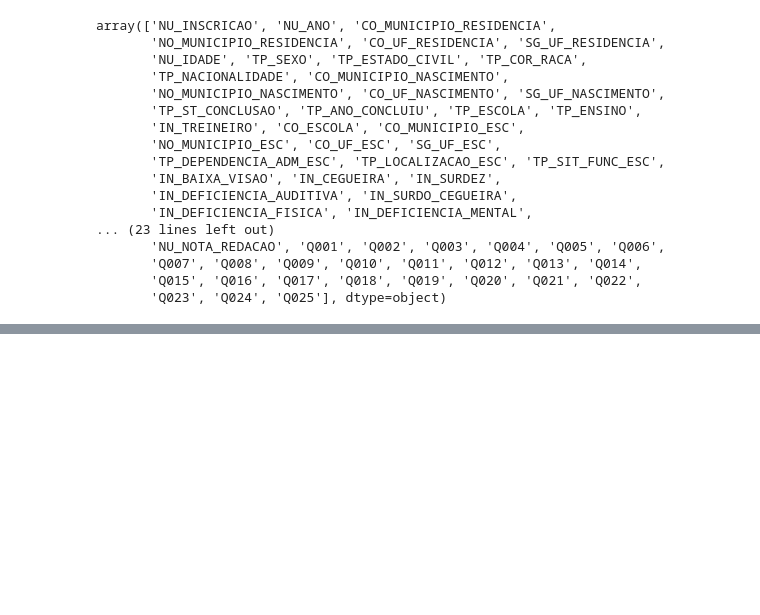
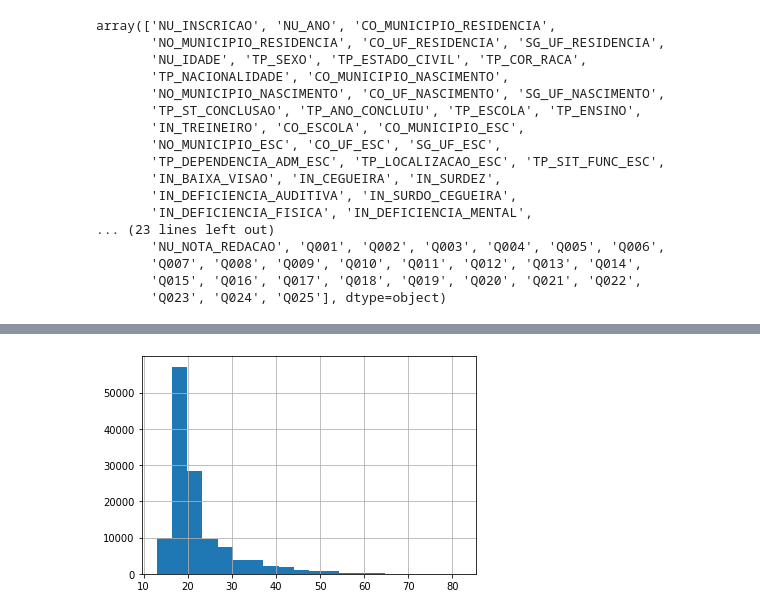
Before and after one commit to myke-oliveira/alura-imersao-dados-2, a Jupyter notebook: aula-1.ipynb, the cells around one changed output, grey strips where cells are left out. Cells and saved outputs as stored; diff of their text form; code cells hidden in the pictures; blank space fills up the shorter version.

```diff
--- a/aula-1.ipynb
+++ b/aula-1.ipynb
@@ -62,0 +179,4 @@ array(['NU_INSCRICAO', 'NU_ANO', 'CO_MUNICIPIO_RESIDENCIA',
+# %%
+p = dados['NU_IDADE'].hist(bins=20)
+# %% [output]
+[figure, added]
```
Also changed, not shown: parts of 24 cells of this notebook, 1 other file.
